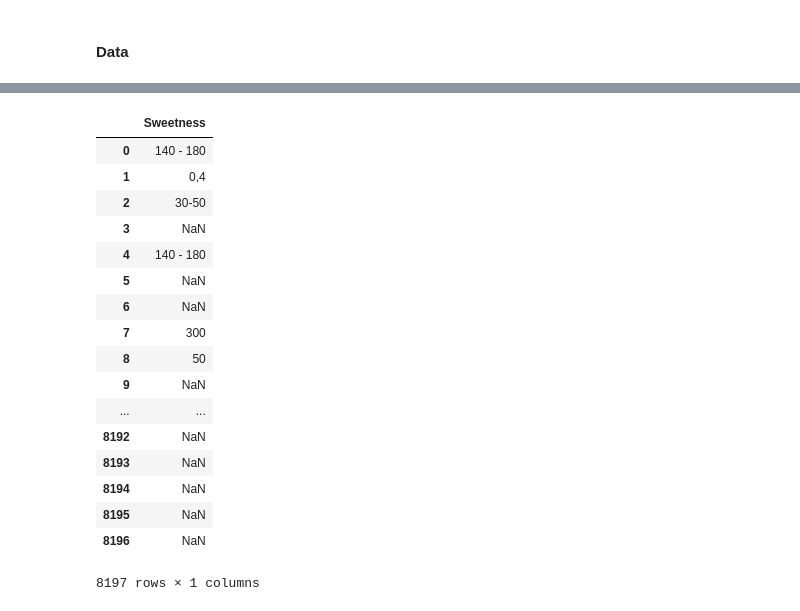
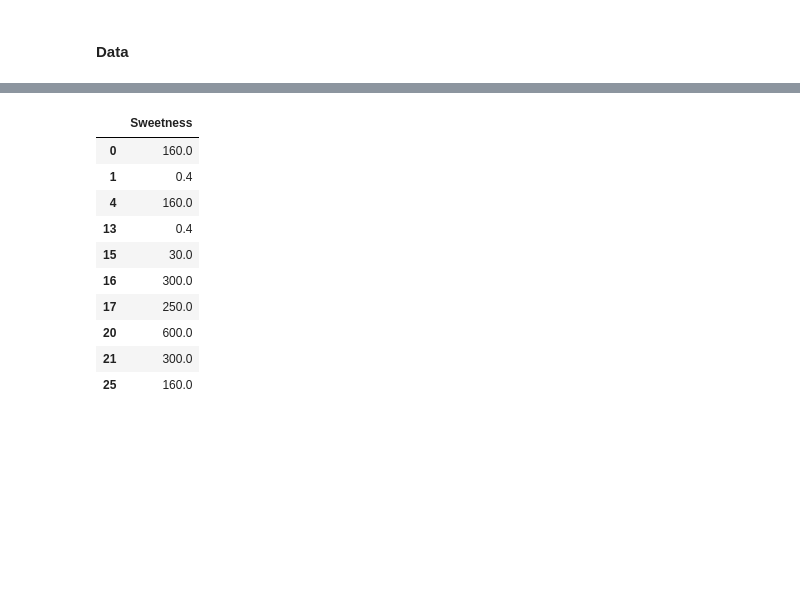
Before and after one commit to BeckResearchLab/PyMolSAR, a Jupyter notebook: Tutorial.ipynb, the cells around one changed output, grey strips where cells are left out. Drawn from its saved outputs; the diff is of its cells as text; code cells hidden in the pictures; blank space fills up the shorter version.

Commit message:
Added sweetness analysis

```diff
--- a/Tutorial.ipynb
+++ b/Tutorial.ipynb
@@ -189 +182,43 @@ df_x = pd.DataFrame(df_x['SMILES'])
+# %%
+path= op.dirname(op.dirname(op.abspath(inspect.getfile(inspect.currentframe()))))
+path = op.join(path, 'small-molecule-design-toolkit')
+path = op.join(path, 'datasets')
+path = op.join(path, 'sweetness')
+df_x = pd.read_csv(op.join(path,'sweet.csv'))
+df_x = pd.DataFrame(df_x[['SMILES','Sweetness']])
+df_x.dropna(inplace=True)
+
+df_y = pd.DataFrame(df_x['Sweetness'])
+df_x = pd.DataFrame(df_x['SMILES'])
+
+bottleneck_rows = [2,7,8,18,53,102,105,106,107,108,136,160,8141,8159,8169]
+df_x.drop(bottleneck_rows,inplace=True)
+df_y.drop(bottleneck_rows,inplace=True)
+
+"""
+new = pd.DataFrame()
+for i in list(df_x.index)[170:]:
+    print(i)
+    data = pd.DataFrame(df_x.loc[i])
+    data.columns=['SMILES']
+    data.reset_index(inplace=True)
+    new = descriptors.Calculate_AllDescriptors(data)
+"""
+
+Sweet_list = []
+for i in df_y.index:
+    k = df_y['Sweetness'][i]
+    k = k.replace(' ','')
+    k = k.replace(',',".")
+    k = k.replace('-',",")
+    k = k.split(",")
+    if k == ['']:
+        k = ['0']
+    new_list = []
+    for item in k:
+        new_list.append(float(item))
+    k = reduce(lambda x, y: x + y, new_list) / len(new_list)
+    Sweet_list.append(k)
+
+df_y['Sweetness'] = Sweet_list
 # %%
@@ -210,24 +238,17 @@ df_x
 # %%
-df_y
+df_y.head(10)
 # %% [output]
 |  | Sweetness |
-| 0 | 140 - 180 |
-| 1 | 0,4 |
-| 2 | 30-50 |
-| 3 | NaN |
-| 4 | 140 - 180 |
-| 5 | NaN |
-| 6 | NaN |
-| 7 | 300 |
-| 8 | 50 |
-| 9 | NaN |
-| ... | ... |
-| 8192 | NaN |
-| 8193 | NaN |
-| 8194 | NaN |
-| 8195 | NaN |
-| 8196 | NaN |
+| 0 | 160.0 |
+| 1 | 0.4 |
+| 4 | 160.0 |
+| 13 | 0.4 |
+| 15 | 30.0 |
+| 16 | 300.0 |
+| 17 | 250.0 |
+| 20 | 600.0 |
+| 21 | 300.0 |
+| 25 | 160.0 |
-8197 rows × 1 columns
 # %%
 df_y.describe()
 # %% [output]
```
Also changed, not shown: parts of 27 cells of this notebook, 2 other files.
